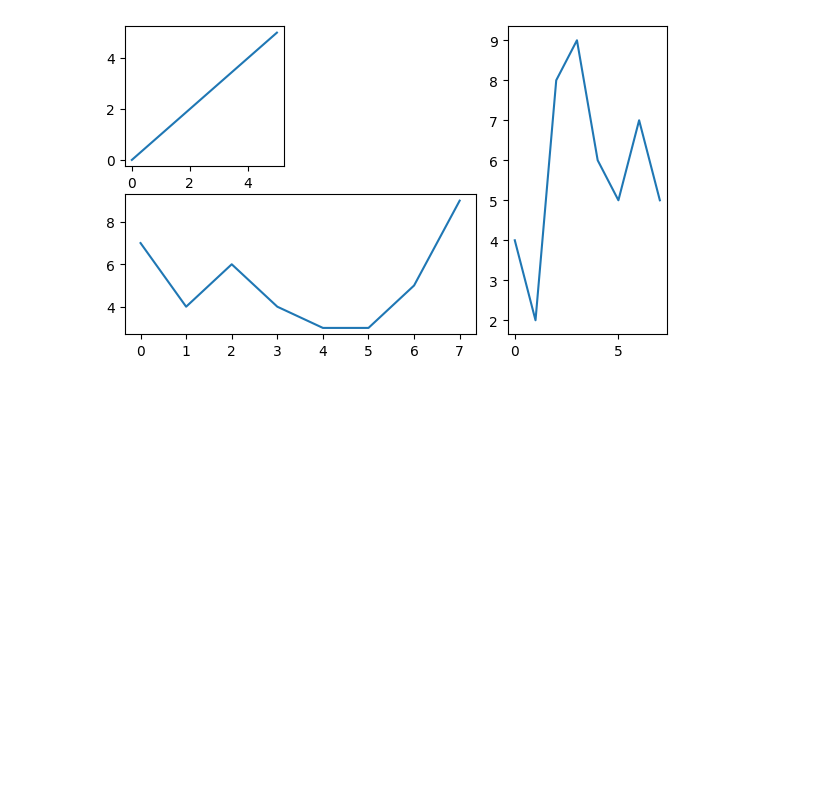
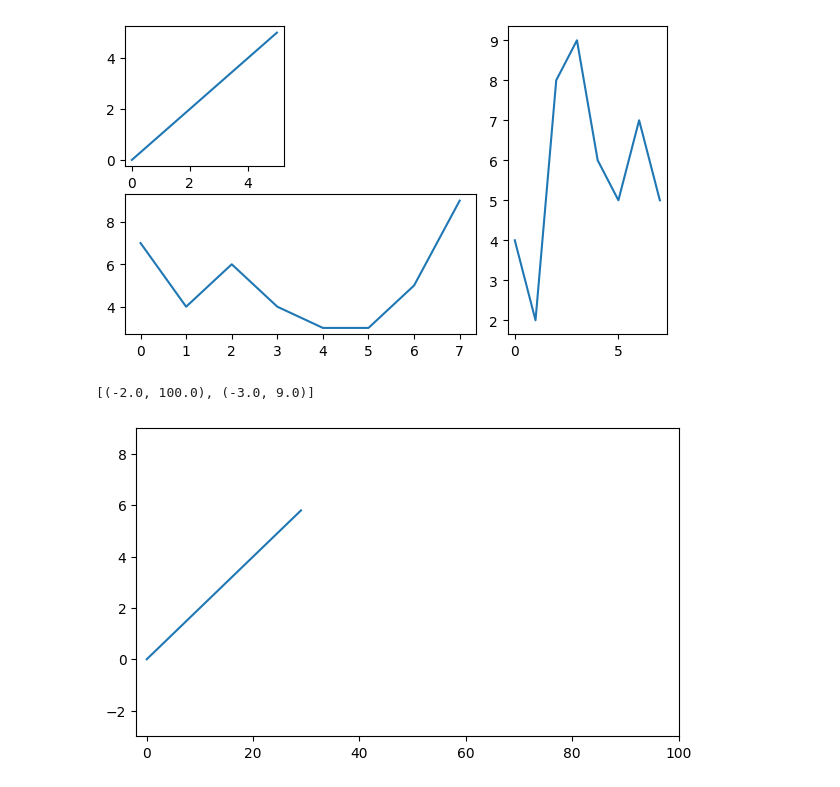
Before and after one commit to crissyro/base-of-DS, a Jupyter notebook: Basic of matplotlib.ipynb, the cells around one changed output. Drawn from its saved outputs; the diff is of its cells as text; code cells hidden in the pictures; blank space fills up the shorter version.

```diff
--- a/Basic of matplotlib.ipynb
+++ b/Basic of matplotlib.ipynb
@@ -80,3 +80,12 @@ ax3.plot(np.random.randint(low=0, high=10, size=(8)))
 # %% [output]
 [<matplotlib.lines.Line2D at 0x...>]
 [figure]
+# %%
+fig = plt.figure(figsize=(7, 4))
+ax = fig.add_subplot()
+ax.plot(np.arange(0, 6, 0.2))
+
+ax.set(xlim=(-2, 100), ylim=(-3, 9))
+# %% [output]
+[(-2.0, 100.0), (-3.0, 9.0)]
+[figure, added]
```
Also changed, not shown: parts of 9 cells of this notebook.
